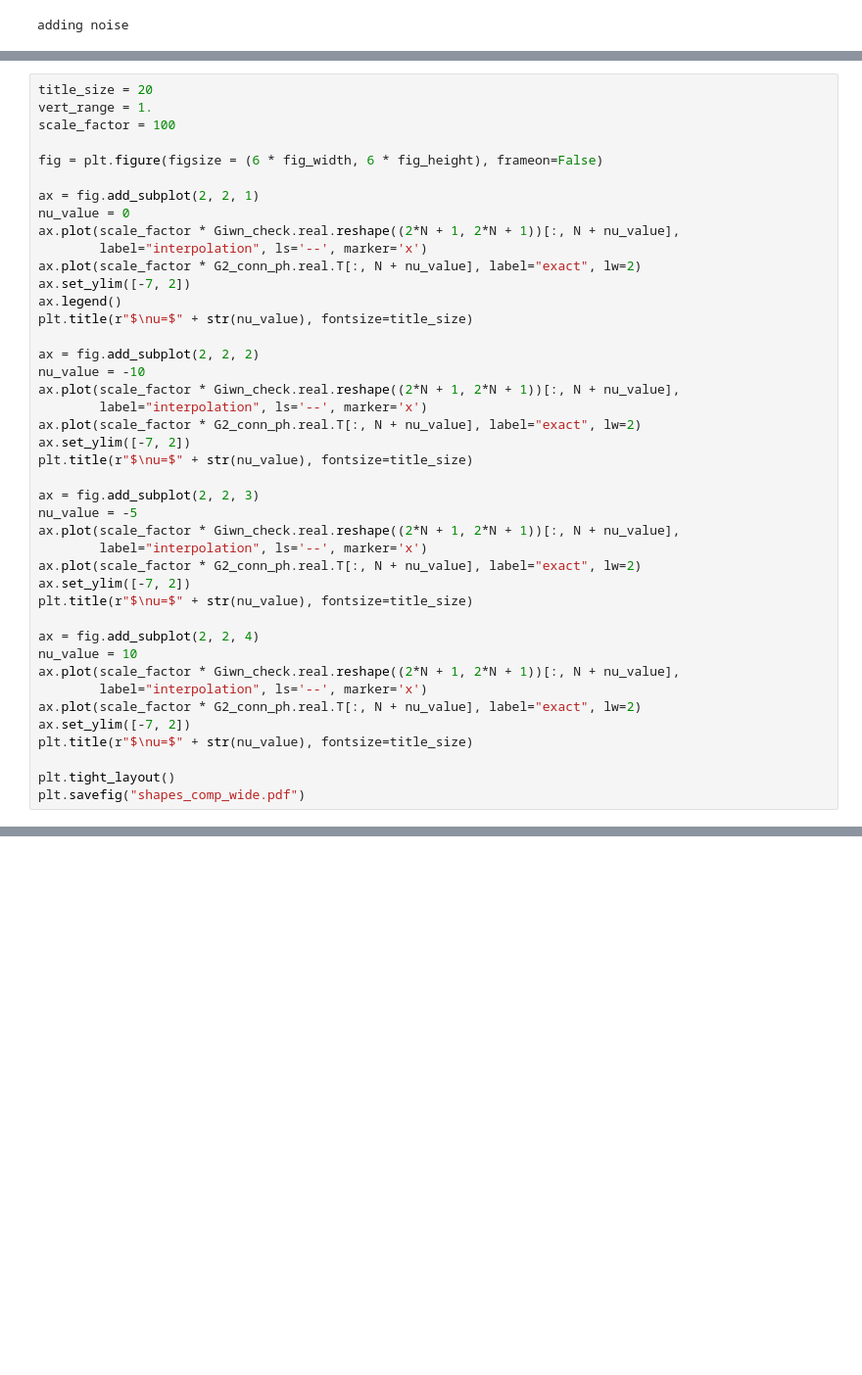
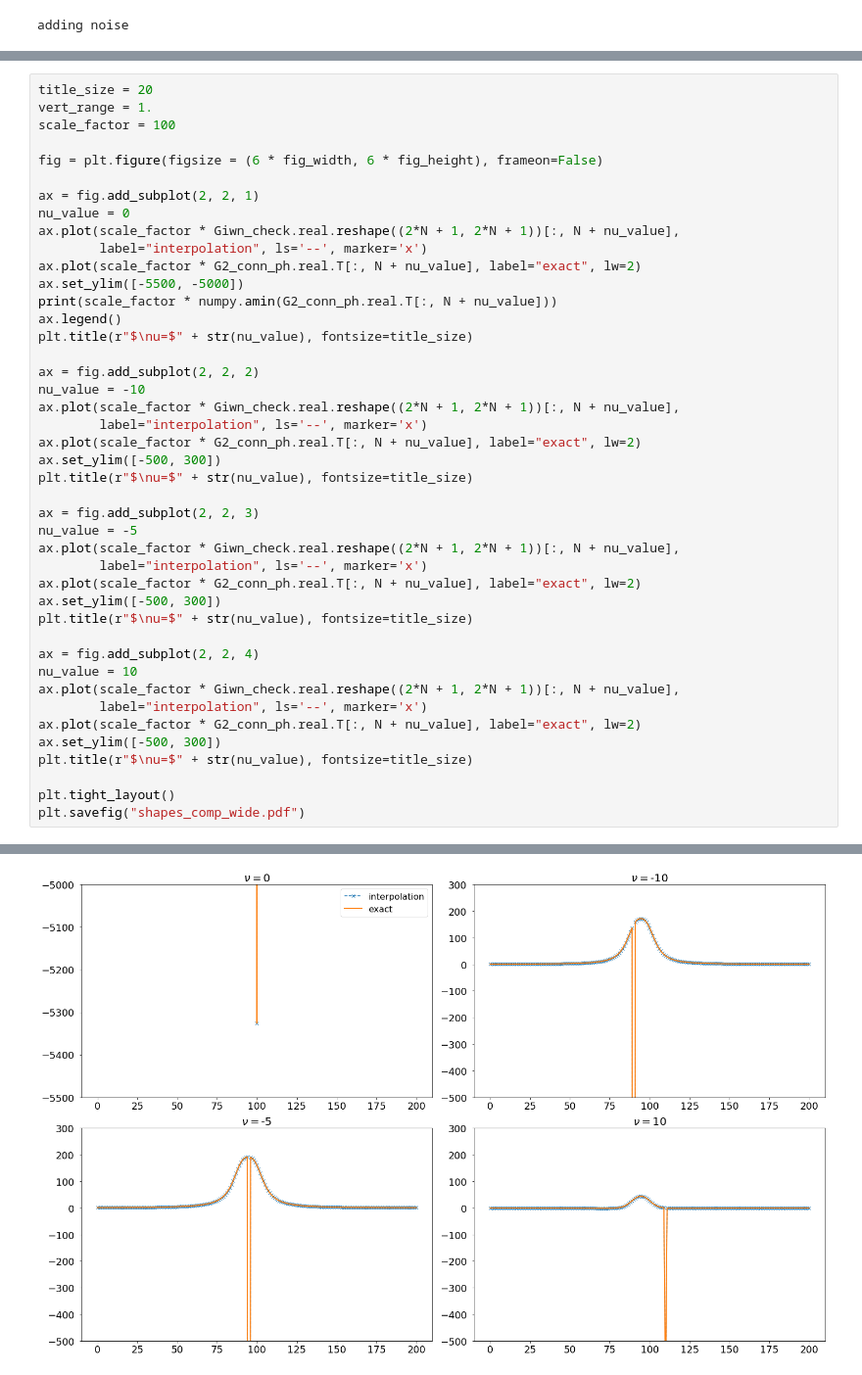
Before and after one commit to shinaoka/irbasis_utility, a Jupyter notebook: Notebooks/four_point_ph_cp_decomposition-lambda1000.ipynb, the cells around one changed output, grey strips where cells are left out. Shown: that part at 98% size. Cells and saved outputs as stored; diff of their text form; blank space fills up the shorter version.

```diff
--- a/Notebooks/four_point_ph_cp_decomposition-lambda1000.ipynb
+++ b/Notebooks/four_point_ph_cp_decomposition-lambda1000.ipynb
@@ -311,7 +326,8 @@ nu_value = 0
 ax.plot(scale_factor * Giwn_check.real.reshape((2*N + 1, 2*N + 1))[:, N + nu_value],
         label="interpolation", ls='--', marker='x')
 ax.plot(scale_factor * G2_conn_ph.real.T[:, N + nu_value], label="exact", lw=2)
-ax.set_ylim([-7, 2])
+ax.set_ylim([-5500, -5000])
+print(scale_factor * numpy.amin(G2_conn_ph.real.T[:, N + nu_value]))
 ax.legend()
 plt.title(r"$\nu=$" + str(nu_value), fontsize=title_size)
 
@@ -320,7 +336,7 @@ nu_value = -10
 ax.plot(scale_factor * Giwn_check.real.reshape((2*N + 1, 2*N + 1))[:, N + nu_value],
         label="interpolation", ls='--', marker='x')
 ax.plot(scale_factor * G2_conn_ph.real.T[:, N + nu_value], label="exact", lw=2)
-ax.set_ylim([-7, 2])
+ax.set_ylim([-500, 300])
 plt.title(r"$\nu=$" + str(nu_value), fontsize=title_size)
 
 ax = fig.add_subplot(2, 2, 3)
@@ -328,7 +344,7 @@ nu_value = -5
 ax.plot(scale_factor * Giwn_check.real.reshape((2*N + 1, 2*N + 1))[:, N + nu_value],
         label="interpolation", ls='--', marker='x')
 ax.plot(scale_factor * G2_conn_ph.real.T[:, N + nu_value], label="exact", lw=2)
-ax.set_ylim([-7, 2])
+ax.set_ylim([-500, 300])
 plt.title(r"$\nu=$" + str(nu_value), fontsize=title_size)
 
 ax = fig.add_subplot(2, 2, 4)
@@ -336,8 +352,9 @@ nu_value = 10
 ax.plot(scale_factor * Giwn_check.real.reshape((2*N + 1, 2*N + 1))[:, N + nu_value],
         label="interpolation", ls='--', marker='x')
 ax.plot(scale_factor * G2_conn_ph.real.T[:, N + nu_value], label="exact", lw=2)
-ax.set_ylim([-7, 2])
+ax.set_ylim([-500, 300])
 plt.title(r"$\nu=$" + str(nu_value), fontsize=title_size)
 
 plt.tight_layout()
 plt.savefig("shapes_comp_wide.pdf")
+# %% [output]
@@ -344,3 +362,4 @@ plt.savefig("shapes_comp_wide.pdf")
+[figure, added]
 # %%
 title_size = 20
 vert_range = 1.
```
Also changed, not shown: parts of 11 cells of this notebook, 2 other files.
